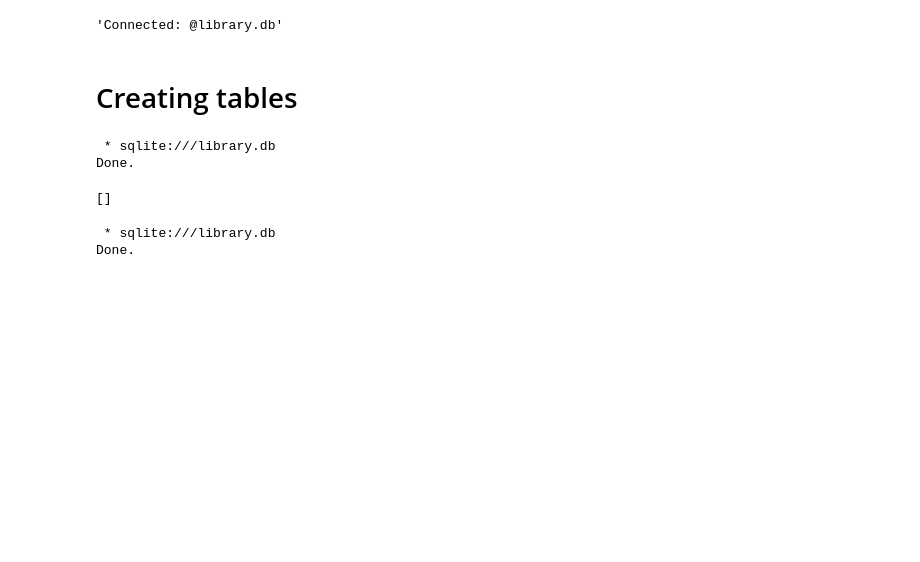
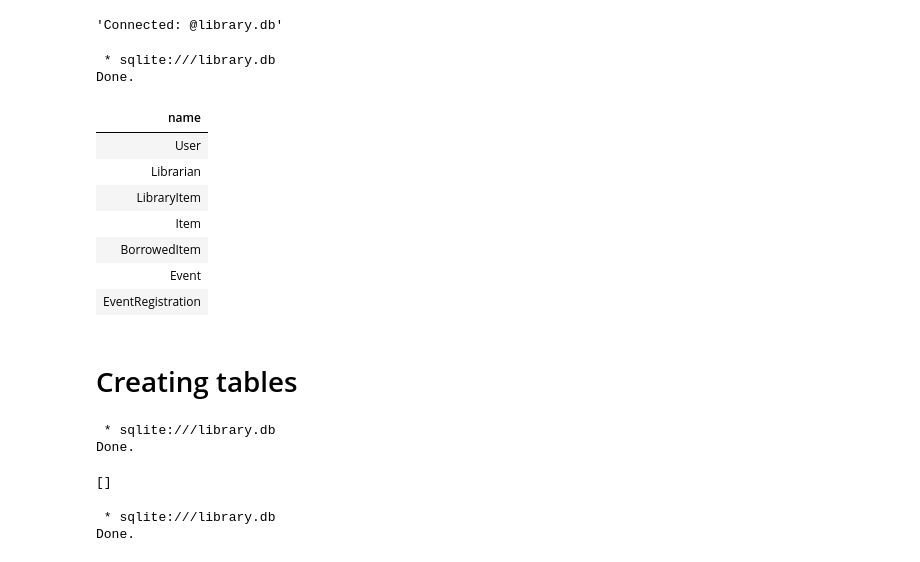
Before and after one commit to dreaminred/cmpt354-miniproject, a Jupyter notebook: notebooks/db-design.ipynb, the cells around one changed output. Drawn from its saved outputs; the diff is of its cells as text; code cells hidden in the pictures; blank space fills up the shorter version.

```diff
--- a/notebooks/db-design.ipynb
+++ b/notebooks/db-design.ipynb
@@ -15,6 +18,20 @@ display(HTML("<style>.container { width:100% !important; }</style>"))
 %sql sqlite:///library.db
 # %% [output]
 'Connected: @library.db'
+# %%
+%%sql
+SELECT name FROM sqlite_schema WHERE type='table'
+# %% [output]
+ * sqlite:///library.db
+Done.
+| name |
+| User |
+| Librarian |
+| LibraryItem |
+| Item |
+| BorrowedItem |
+| Event |
+| EventRegistration |
 # %% [markdown]
 # Creating tables
 # %%
```
Also changed, not shown: parts of 2 cells of this notebook, 1 other file.
